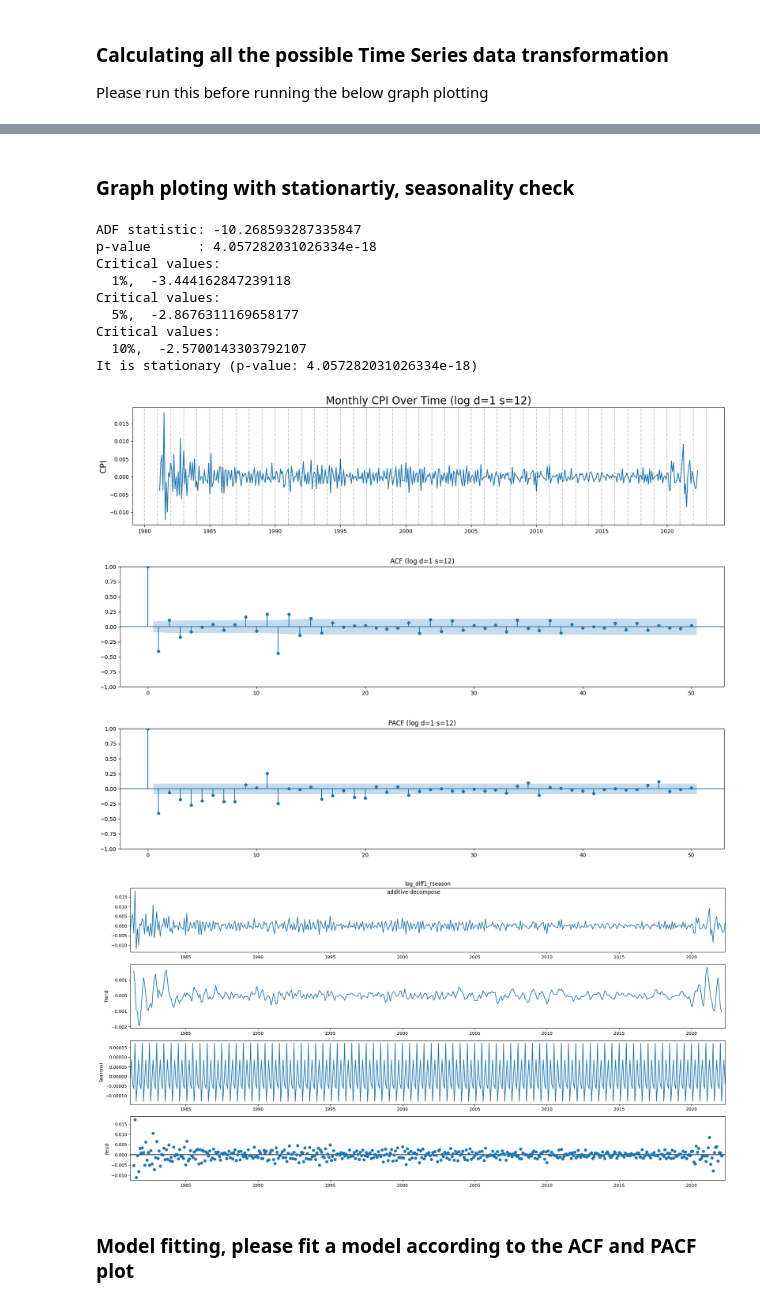
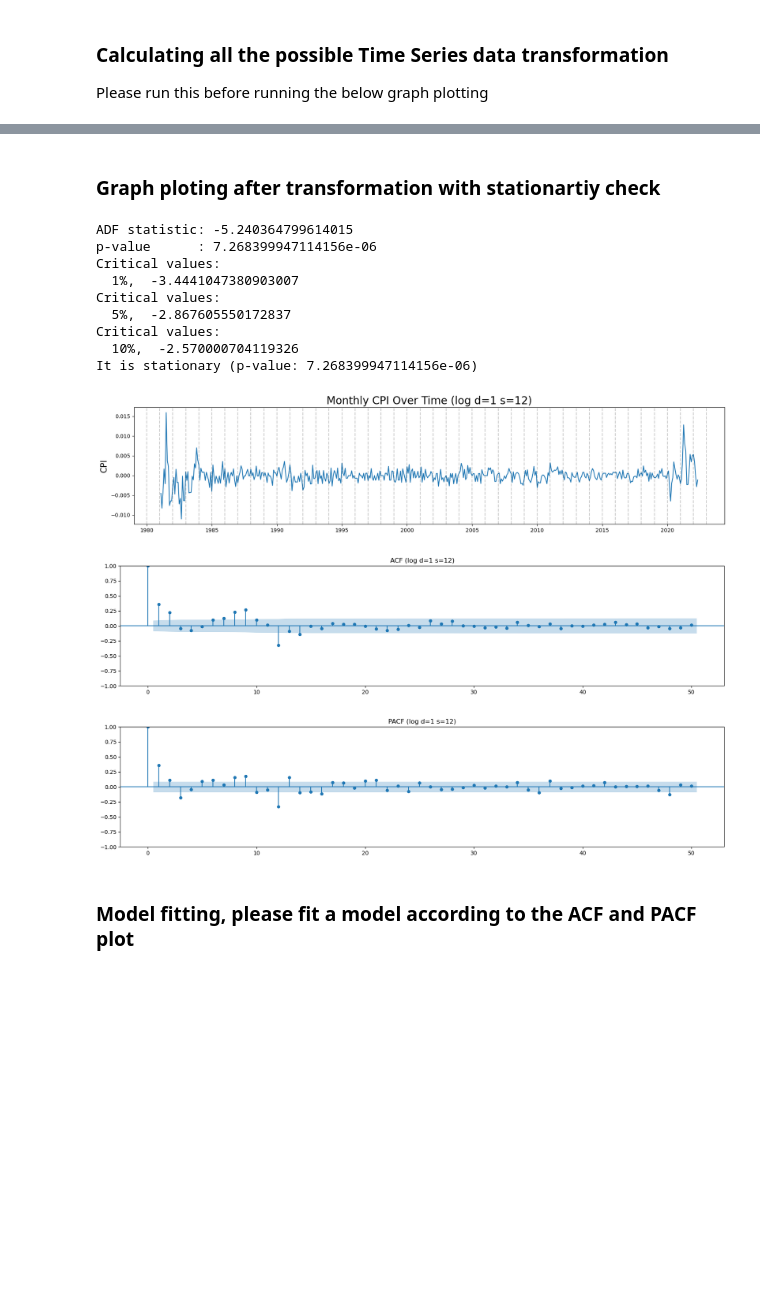
Before and after one commit to edmund844328/STAT4601_TimeSeriesForecasting, a Jupyter notebook: timeSeriesModelPy.ipynb, the cells around one changed output, grey strips where cells are left out. Cells and saved outputs as stored; diff of their text form; code cells hidden in the pictures; blank space fills up the shorter version.

```diff
--- a/timeSeriesModelPy.ipynb
+++ b/timeSeriesModelPy.ipynb
@@ -108,7 +93,7 @@ def seasonDecomposer(dataframe, column, models='additive', periods=1):
     seasonal_decompose(dataframe[column], model=models, period=periods).plot().suptitle(f'\n{models} decompose', fontsize=12)
 
 #Combine all funtions
-def plotAll(dataframe, column, plottitle, operator ,plotylabel, startyear, endyear, models='additive', periods=1, lag=30):
+def plotAll(dataframe, column, plottitle, operator ,plotylabel, startyear, endyear, models='additive', periods=1, lag=30, season=True):
     ADFtest(dataframe, column)
     plt.figure(figsize=(20,4))
     plt.plot(dataframe[column])
@@ -122,7 +107,8 @@ def plotAll(dataframe, column, plottitle, operator ,plotylabel, startyear, endye
     plt.rcParams.update({'figure.figsize':(20,4)})
     plot_acf(dataframe[column],  alpha=.05, lags=lag, title=f'ACF {operator}')
     plot_pacf(dataframe[column],  alpha=.05, method='ywm',lags=lag, title=f'PACF {operator}')
-    seasonDecomposer(dataframe, column, models, periods)
+    if (season):
+        seasonDecomposer(dataframe, column, models, periods)
 
 #Check all stationarity after log and differencing
 def allStationarity(dataframe,column):
@@ -131,7 +117,7 @@ def allStationarity(dataframe,column):
     dataframe['difference_2'] = dataframe[column] - 2*dataframe[column].shift(1) + dataframe[column].shift(2)
     dataframe['log_difference_1'] = dataframe['after_log'] - dataframe['after_log'].shift(1)
     dataframe['log_difference_2'] = dataframe['after_log'] - 2*dataframe['after_log'].shift(1) + dataframe['after_log'].shift(2)
-    dataframe['log_diff1_rseason'] = dataframe['log_difference_1'].diff().diff(12)
+    dataframe['log_diff1_rseason'] = dataframe['after_log'].diff().diff(12)
     dataframe.dropna(inplace=True)
     for data in [column,'after_log','difference_1','difference_2','log_difference_1','log_difference_2','log_diff1_rseason']:
         adfuller_result = adfuller(dataframe[data].values, autolag='AIC')
@@ -169,37 +155,13 @@ def shapiro_test(np_array):
         print(Fore.GREEN + f'p-value > 0.05, Null hypothesis is not rejected, data was drawn from a normal distribution.')
     print(Fore.RESET + '-----------------------------------------------------------------------------------------------')
 
-def plotStdResid(std_resid_array,startyear,endyear):
+def plotResid(std_resid_array,startyear,endyear):
     plt.figure(figsize=(10,4))
     plt.plot(std_resid_array)
-    plt.title('Standardized Residuals Sequence', fontsize=20)
-    plt.ylabel('Standardized Residuals', fontsize=16)
+    plt.title('Squared Residuals Sequence', fontsize=20)
+    plt.ylabel('Squared Residuals', fontsize=16)
     for year in range(startyear,endyear):
         plt.axvline(pd.to_datetime(str(year)+'-01-01'), color='k', linestyle='--', alpha=0.2)
-
-def anomalyDetect(dataframe, column, periods=12, models='additive', start=datetime(1957,1,1), end=datetime(2023,1,1), sd=2):
-    resid = seasonal_decompose(dataframe[column], model=models, period=periods).resid
-    resid_mu = resid.mean()
-    resid_dev = resid.std()
-    #95% Confidence interval
-    lower = resid_mu - sd*resid_dev
-    upper = resid_mu + sd*resid_dev
-
-    plt.figure(figsize=(20,8))
-    plt.subplot(2,1,1)
-    plt.title('Residual after removing seasonal component', fontsize=20)
-    plt.plot(resid)
-    plt.fill_between([start, end], lower, upper, color='g', alpha=0.25, linestyle='--', linewidth=2)
-    plt.xlim(start, end)
-
-    anomalies = dataframe[(resid < lower) | (resid > upper)]
-    plt.subplot(2,1,2)
-    plt.title('Anomalies', fontsize=20)
-    plt.plot(dataframe)
-    for year in range(start.year,end.year+1):
-        plt.axvline(datetime(year,1,1), color='k', linestyle='--', alpha=0.5)
-    plt.scatter(anomalies.index, anomalies[column], color='r', marker='D')
-    return anomalies
 # %% [markdown]
 ### Original Time Series data plot with stationarity, seasonality check
 # %%
@@ -273,24 +204,23 @@ anomalies = anomalyDetect(df_train, 'cpi', start=start_date, end=end_date, sd=2)
 # %% [markdown]
-### Graph ploting with stationartiy, seasonality check
+### Graph ploting after transformation with stationartiy check
 # %%
 #Log Transformation
 # ['after_log','difference_1','difference_2','log_difference_1','log_difference_2', 'log_diff1_rseason']
 # plotAll(dataframe, column, plottitle, plotylabel, startyear, endyear, models='additive', periods=1) multiplicative
-plotAll(df_clean, column='log_diff1_rseason', plottitle='Monthly CPI Over Time', operator='(log d=1 s=12)', plotylabel='CPI', startyear=start_year, endyear=end_year+2, models='additive', periods=6, lag=50)
+plotAll(df_clean, column='log_diff1_rseason', plottitle='Monthly CPI Over Time', operator='(log d=1 s=12)', plotylabel='CPI', startyear=start_year, endyear=end_year+2, models='additive', periods=6, lag=50, season=False)
 # %% [output]
-ADF statistic: -10.268593287335847
-p-value      : 4.057282031026334e-18
+ADF statistic: -5.240364799614015
+p-value      : 7.268399947114156e-06
 Critical values:
-  1%,  -3.444162847239118
+  1%,  -3.4441047380903007
 Critical values:
-  5%,  -2.8676311169658177
+  5%,  -2.867605550172837
 Critical values:
-  10%,  -2.5700143303792107
-It is stationary (p-value: 4.057282031026334e-18)
+  10%,  -2.570000704119326
+It is stationary (p-value: 7.268399947114156e-06)
-[figure, old version]
+[figure, new version]
-[figure, old version]
+[figure, new version]
-[figure, old version]
+[figure, new version]
-[figure, removed]
 # %% [markdown]
 ### Model fitting, please fit a model according to the ACF and PACF plot
 # %%
```
Also changed, not shown: parts of 11 cells of this notebook, 7 other files.
